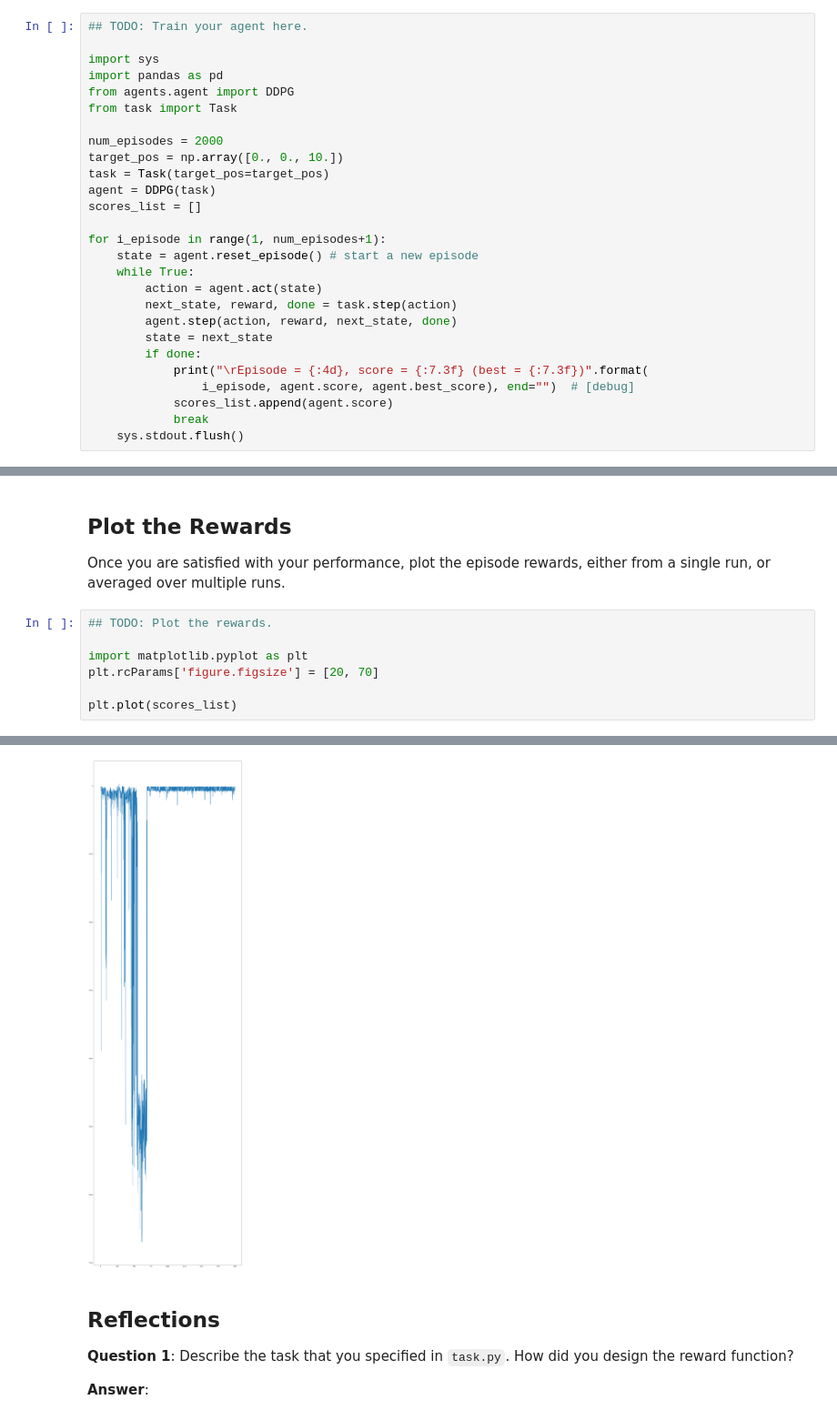
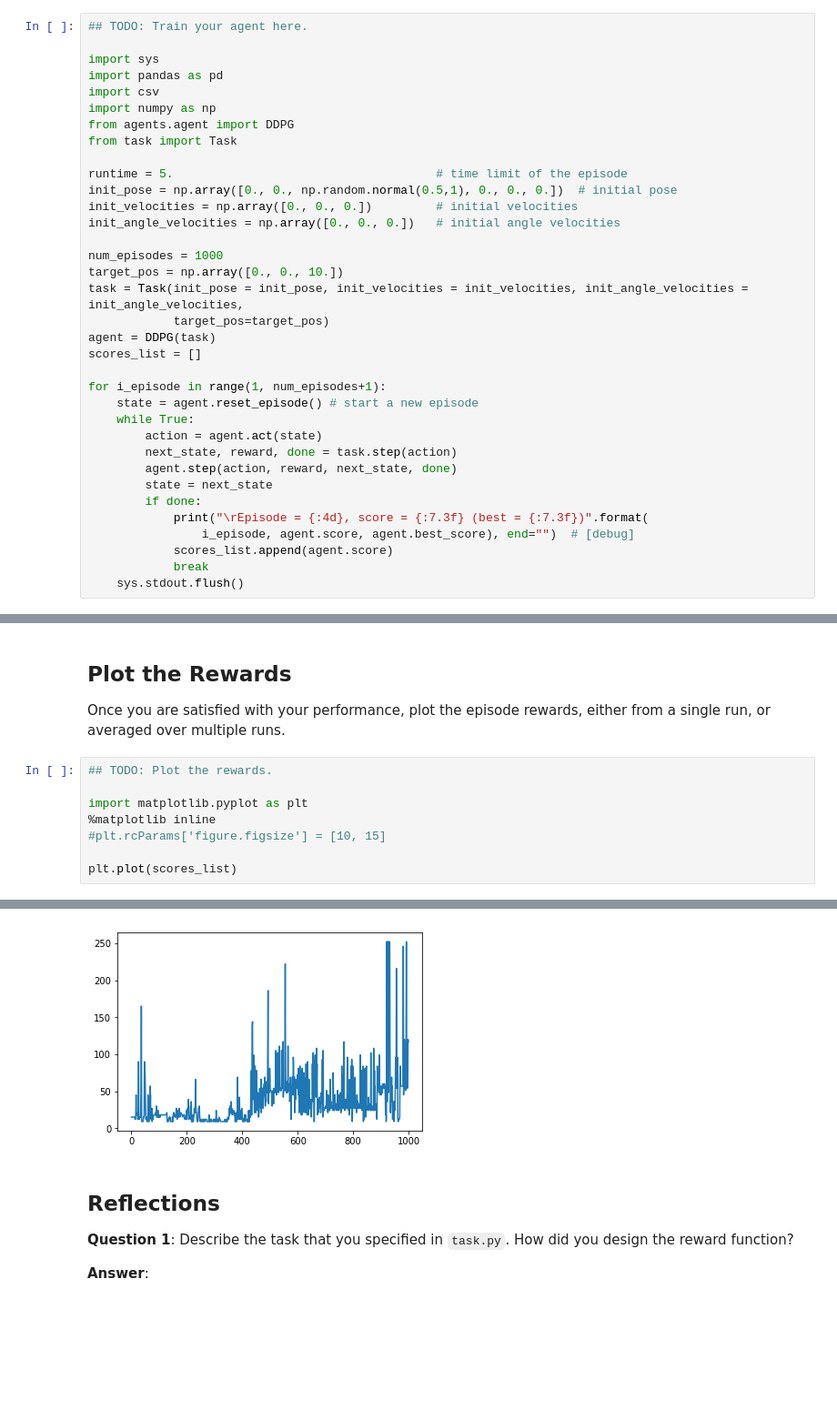
Before and after one commit to oyoot/RL-Quadcopter-2, a Jupyter notebook: Quadcopter_Project.ipynb, the cells around one changed output, grey strips where cells are left out. Shown: that part at 91% size. Drawn from its saved outputs; the diff is of its cells as text; blank space fills up the shorter version.

```diff
--- a/Quadcopter_Project.ipynb
+++ b/Quadcopter_Project.ipynb
@@ -216,12 +216,20 @@ As you develop your agent, it's important to keep an eye on how it's performing.
 
 import sys
 import pandas as pd
+import csv
+import numpy as np
 from agents.agent import DDPG
 from task import Task
 
-num_episodes = 2000
+runtime = 5.                                     # time limit of the episode
+init_pose = np.array([0., 0., np.random.normal(0.5,1), 0., 0., 0.])  # initial pose
+init_velocities = np.array([0., 0., 0.])         # initial velocities
+init_angle_velocities = np.array([0., 0., 0.])   # initial angle velocities
+
+num_episodes = 1000
 target_pos = np.array([0., 0., 10.])
-task = Task(target_pos=target_pos)
+task = Task(init_pose = init_pose, init_velocities = init_velocities, init_angle_velocities = init_angle_velocities,
+            target_pos=target_pos)
 agent = DDPG(task)
 scores_list = []
 
@@ -247,13 +255,14 @@ Once you are satisfied with your performance, plot the episode rewards, either f
 # %%
 ## TODO: Plot the rewards.
 
 import matplotlib.pyplot as plt
-plt.rcParams['figure.figsize'] = [20, 70]
+%matplotlib inline
+#plt.rcParams['figure.figsize'] = [10, 15]
 
 plt.plot(scores_list)
 # %% [output]
 [<matplotlib.lines.Line2D at 0x...>]
-[figure, old version]
+[figure, new version]
 # %% [markdown]
 ## Reflections
 
```
Also changed, not shown: parts of 4 cells of this notebook, 2 other files.
